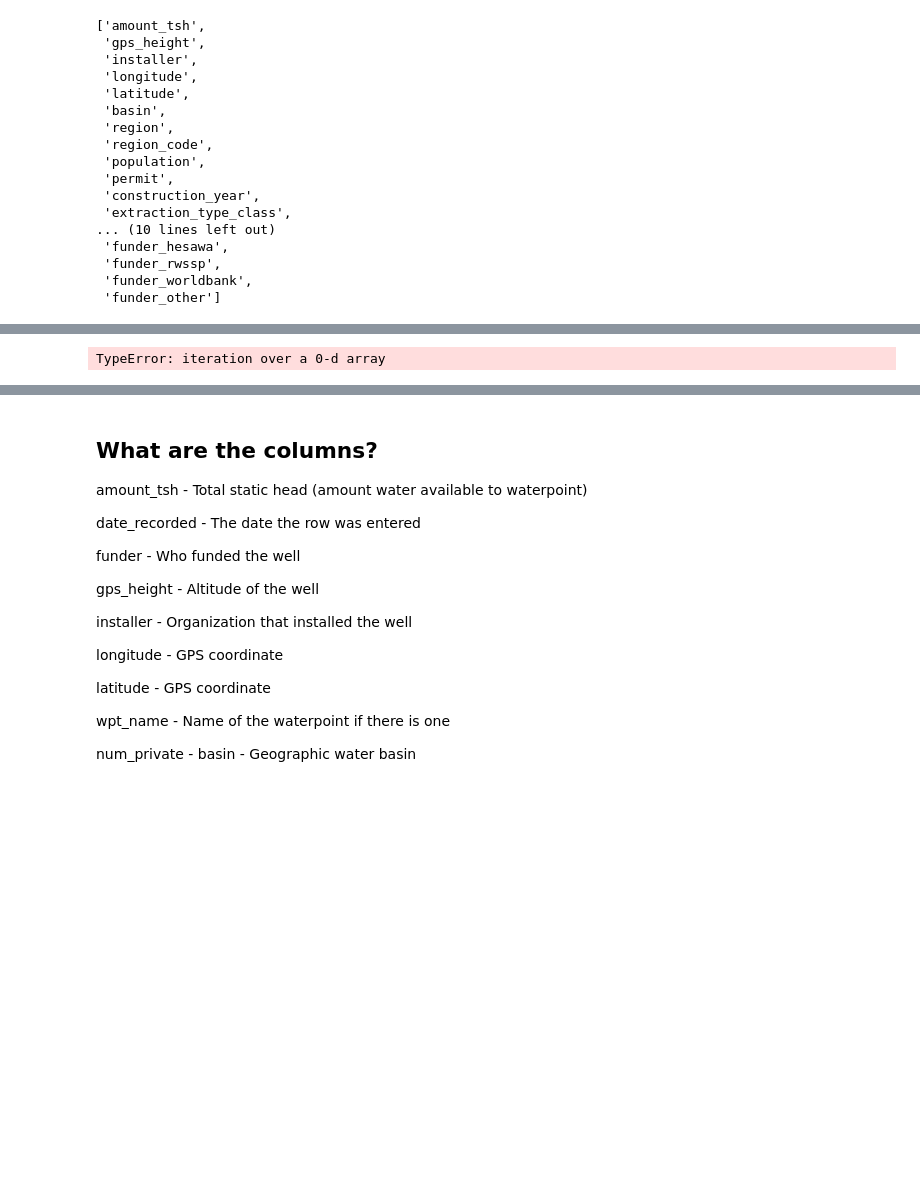
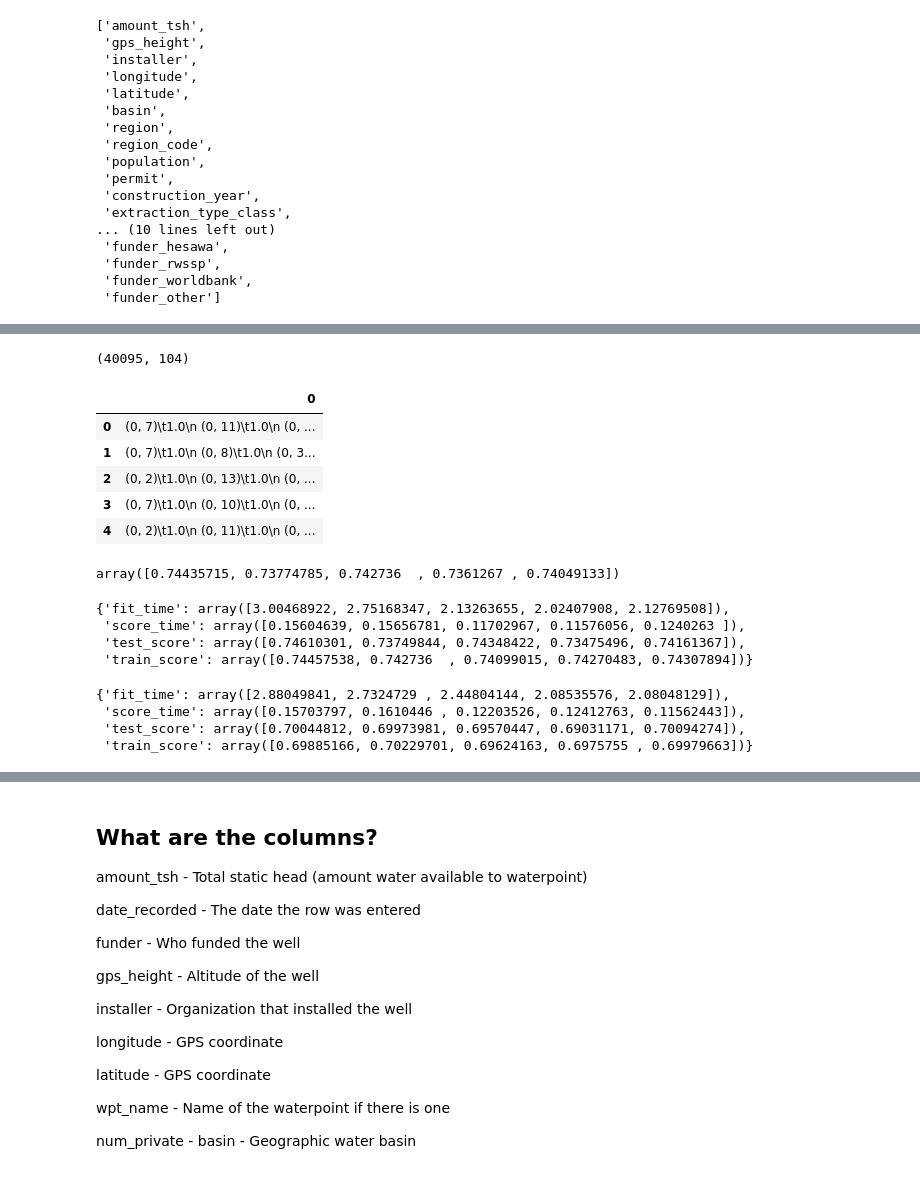
Before and after one commit to djs6478/Well-Project, a Jupyter notebook: Notebooks/main_notebook.ipynb, the cells around one changed output, grey strips where cells are left out. Drawn from its saved outputs; the diff is of its cells as text; code cells hidden in the pictures; blank space fills up the shorter version.

```diff
--- a/Notebooks/main_notebook.ipynb
+++ b/Notebooks/main_notebook.ipynb
@@ -240,8 +259,6 @@ str_to_num = {'functional':1,
                    'non functional':0}
 
 water_wells['status_group']  = water_wells['status_group'].replace(str_to_num)
-# %%
-water_wells['permit'] = water_wells['permit'].fillna('unknown')
 # %%
 water_wells.permit.value_counts()
 # %% [output]
@@ -554,5 +622,5 @@ dtype: int64
 # %%
-hotencoder = OneHotEncoder(categories=cat_cols)
+hotencoder = OneHotEncoder(handle_unknown='ignore')
 cat_transformer = make_pipeline(hotencoder)
 # %%
 preprocessor = ColumnTransformer(
@@ -578,6 +637,17 @@ ColumnTransformer(transformers=[('cat',
                                   'payment_type', 'quality_group', 'source',
                                   'source_class', 'waterpoint_type_group'])])
 # %%
-X_tr_transformed = preprocessor.fit_transform(X_)
+X_tr_transformed = preprocessor.fit_transform(X_train)
-# %% [output]
-TypeError: iteration over a 0-d array
+# %%
+X_tr_transformed.shape
+# %% [output]
+(40095, 104)
+# %%
+pd.DataFrame(X_tr_transformed).head()
+# %% [output]
+|  | 0 |
+| 0 | (0, 7)\t1.0\n (0, 11)\t1.0\n (0, ... |
+| 1 | (0, 7)\t1.0\n (0, 8)\t1.0\n (0, 3... |
+| 2 | (0, 2)\t1.0\n (0, 13)\t1.0\n (0, ... |
+| 3 | (0, 7)\t1.0\n (0, 10)\t1.0\n (0, ... |
+| 4 | (0, 2)\t1.0\n (0, 11)\t1.0\n (0, ... |
@@ -583,0 +660,18 @@ TypeError: iteration over a 0-d array
+# %%
+cross_val_score(rfc, X_train, y_train)
+# %% [output]
+array([0.74435715, 0.73774785, 0.742736  , 0.7361267 , 0.74049133])
+# %%
+cross_validate(rfc, X_train, y_train, return_train_score=True)
+# %% [output]
+{'fit_time': array([3.00468922, 2.75168347, 2.13263655, 2.02407908, 2.12769508]),
+ 'score_time': array([0.15604639, 0.15656781, 0.11702967, 0.11576056, 0.1240263 ]),
+ 'test_score': array([0.74610301, 0.73749844, 0.74348422, 0.73475496, 0.74161367]),
+ 'train_score': array([0.74457538, 0.742736  , 0.74099015, 0.74270483, 0.74307894])}
+# %%
+cross_validate(rfc, X_train, y_train, scoring='precision', return_train_score=True)
+# %% [output]
+{'fit_time': array([2.88049841, 2.7324729 , 2.44804144, 2.08535576, 2.08048129]),
+ 'score_time': array([0.15703797, 0.1610446 , 0.12203526, 0.12412763, 0.11562443]),
+ 'test_score': array([0.70044812, 0.69973981, 0.69570447, 0.69031171, 0.70094274]),
+ 'train_score': array([0.69885166, 0.70229701, 0.69624163, 0.6975755 , 0.69979663])}
```
Also changed, not shown: parts of 30 cells of this notebook.
